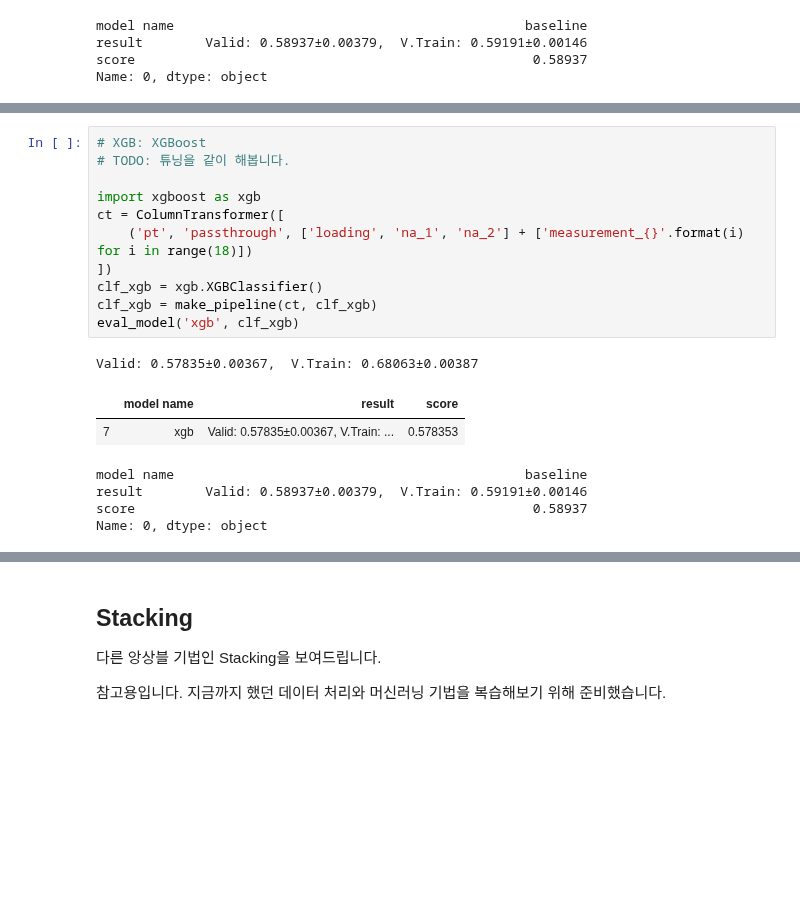
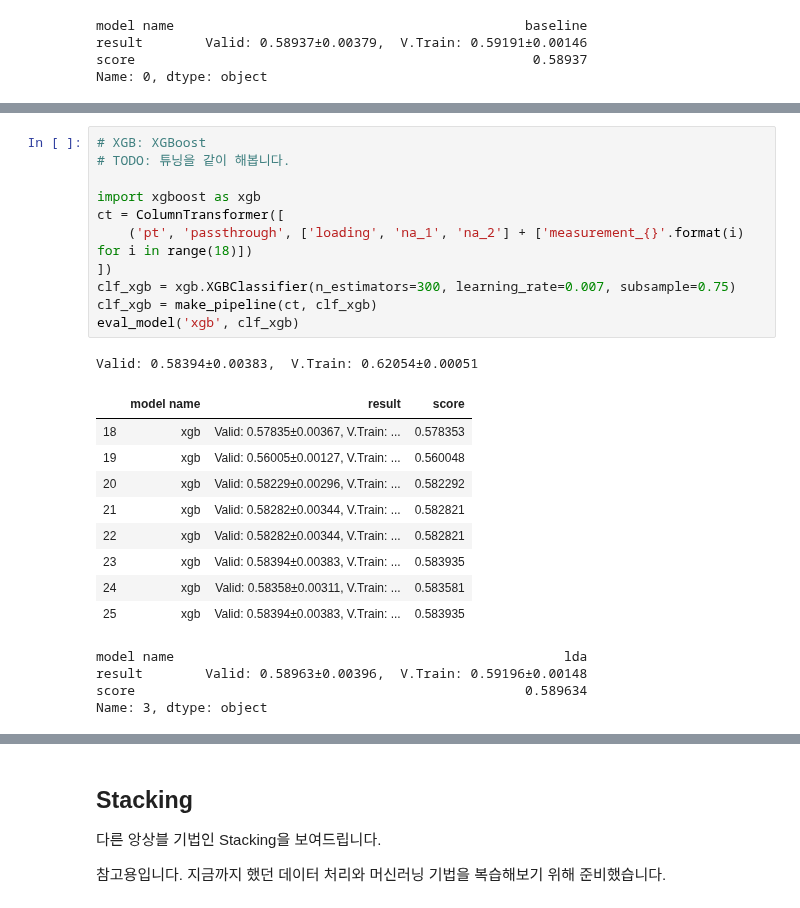
Before and after one commit to sunkusun9/DS_lv3_2404_2, a Jupyter notebook: sec_ds_lv3_prob1_kaggle.ipynb, the cells around one changed output, grey strips where cells are left out. Saved outputs shown, nothing was run; the diff lists cells and outputs as text; blank space fills up the shorter version.

```diff
--- a/sec_ds_lv3_prob1_kaggle.ipynb
+++ b/sec_ds_lv3_prob1_kaggle.ipynb
@@ -345,22 +359,29 @@ Name: 0, dtype: object
 # %%
 # XGB: XGBoost
 # TODO: 튜닝을 같이 해봅니다.
 
 import xgboost as xgb
 ct = ColumnTransformer([
     ('pt', 'passthrough', ['loading', 'na_1', 'na_2'] + ['measurement_{}'.format(i) for i in range(18)])
 ])
-clf_xgb = xgb.XGBClassifier()
+clf_xgb = xgb.XGBClassifier(n_estimators=300, learning_rate=0.007, subsample=0.75)
 clf_xgb = make_pipeline(ct, clf_xgb)
 eval_model('xgb', clf_xgb)
 # %% [output]
-Valid: 0.57835±0.00367,  V.Train: 0.68063±0.00387
+Valid: 0.58394±0.00383,  V.Train: 0.62054±0.00051
 |  | model name | result | score |
-| 7 | xgb | Valid: 0.57835±0.00367, V.Train: ... | 0.578353 |
+| 18 | xgb | Valid: 0.57835±0.00367, V.Train: ... | 0.578353 |
+| 19 | xgb | Valid: 0.56005±0.00127, V.Train: ... | 0.560048 |
+| 20 | xgb | Valid: 0.58229±0.00296, V.Train: ... | 0.582292 |
+| 21 | xgb | Valid: 0.58282±0.00344, V.Train: ... | 0.582821 |
+| 22 | xgb | Valid: 0.58282±0.00344, V.Train: ... | 0.582821 |
+| 23 | xgb | Valid: 0.58394±0.00383, V.Train: ... | 0.583935 |
+| 24 | xgb | Valid: 0.58358±0.00311, V.Train: ... | 0.583581 |
+| 25 | xgb | Valid: 0.58394±0.00383, V.Train: ... | 0.583935 |
-model name                                             baseline
-result        Valid: 0.58937±0.00379,  V.Train: 0.59191±0.00146
-score                                                   0.58937
-Name: 0, dtype: object
+model name                                                  lda
+result        Valid: 0.58963±0.00396,  V.Train: 0.59196±0.00148
+score                                                  0.589634
+Name: 3, dtype: object
 # %%
 pd.DataFrame(s_hist).groupby('model name').last()
 # %% [output]
```
Also changed, not shown: parts of 12 cells of this notebook.
